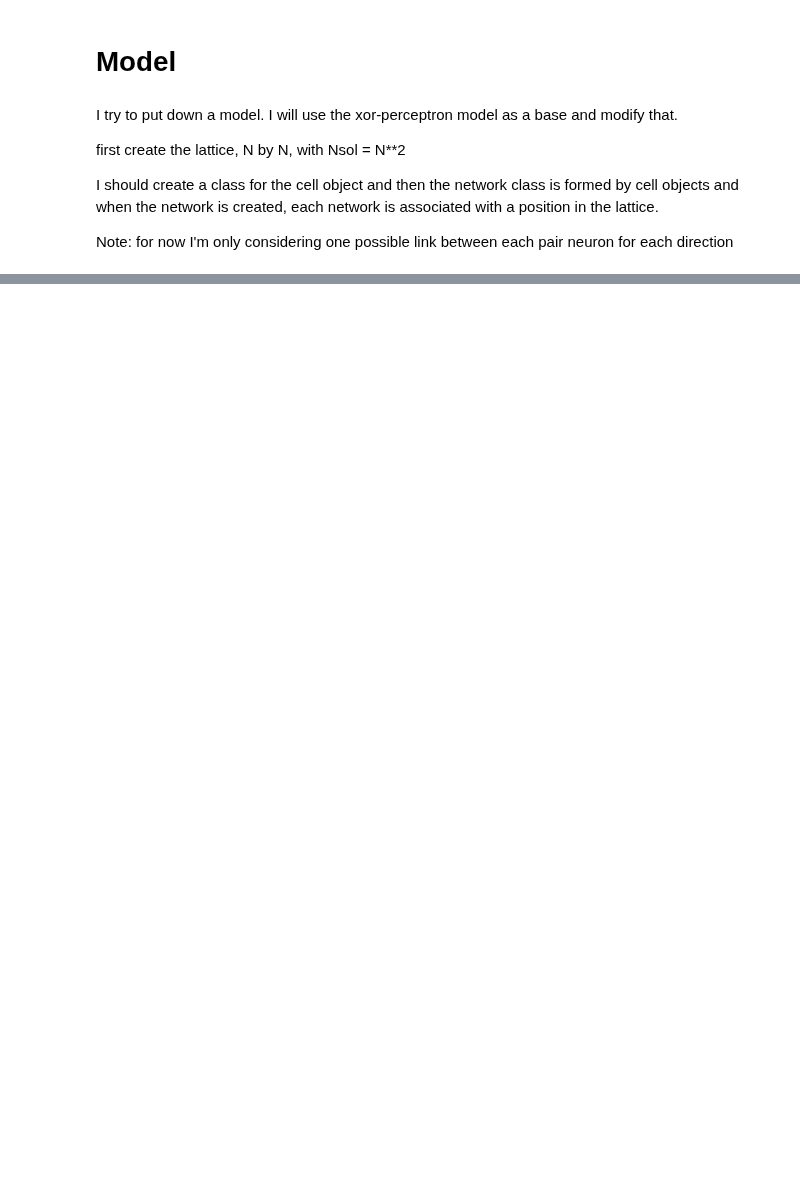
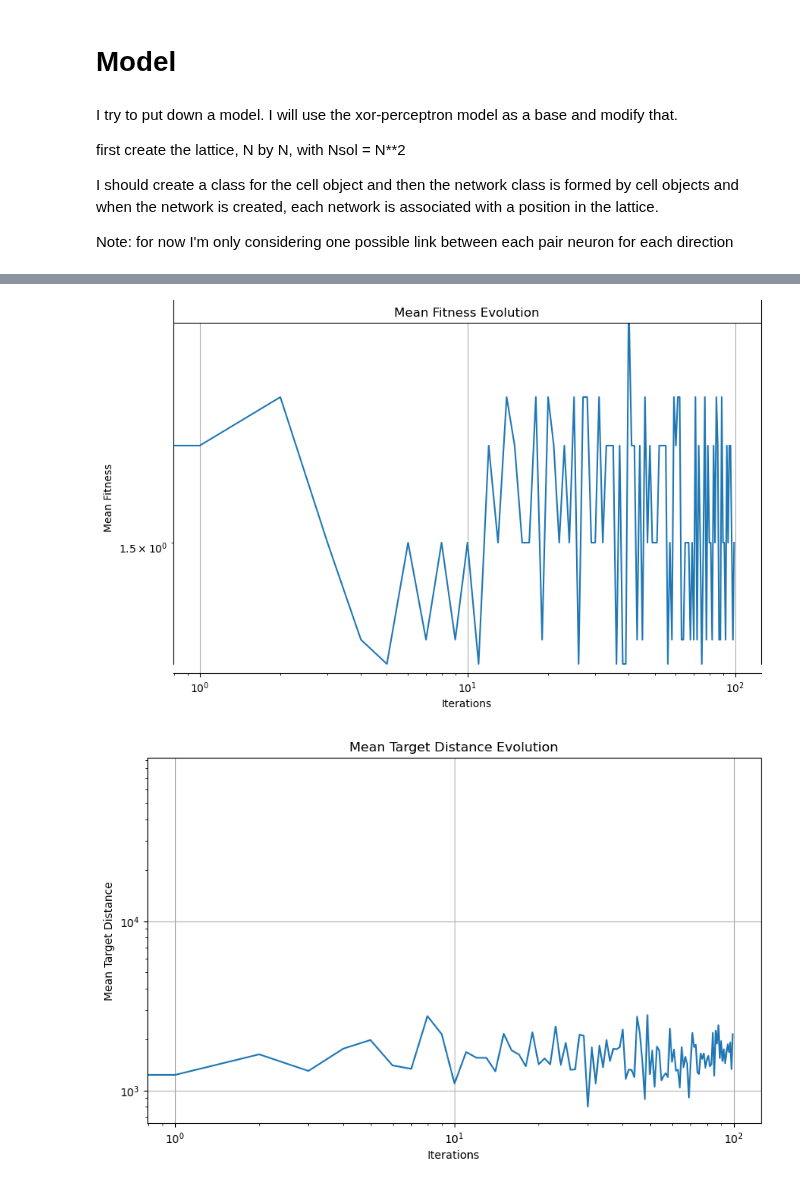
Before and after one commit to pietromalagoli/NeuronEvolution, a Jupyter notebook: main/model_np.ipynb, the cells around one changed output, grey strips where cells are left out. Drawn from its saved outputs; the diff is of its cells as text; code cells hidden in the pictures; blank space fills up the shorter version.

```diff
--- a/main/model_np.ipynb
+++ b/main/model_np.ipynb
@@ -76,2 +134,33 @@ m.plot_T(solutions[0].T[1],par)
 # %%
+plt.figure(figsize=(10, 6))
 plt.plot(fmean)
+plt.title('Mean Fitness Evolution')
+plt.xlabel('Iterations')
+plt.ylabel('Mean Fitness')
+plt.yscale('log')
+plt.xscale('log')
+plt.grid(True)
+plt.show()
+
+plt.figure(figsize=(10, 6))
+plt.plot(t_dist_mean)
+plt.title('Mean Target Distance Evolution')
+plt.xlabel('Iterations')
+plt.ylabel('Mean Target Distance')
+plt.yscale('log')
+plt.xscale('log')
+plt.grid(True)
+plt.show()
+
+plt.figure(figsize=(10, 6))
+plt.plot(volume_mean)
+plt.title('Mean Volume Evolution')
+plt.xlabel('Iterations')
+plt.ylabel('Mean Volume')
+plt.yscale('log')
+plt.xscale('log')
+plt.grid(True)
+plt.show()
+# %% [output]
+[figure, added]
+[figure, added]
```
Also changed, not shown: parts of 11 cells of this notebook, 1 other file.
